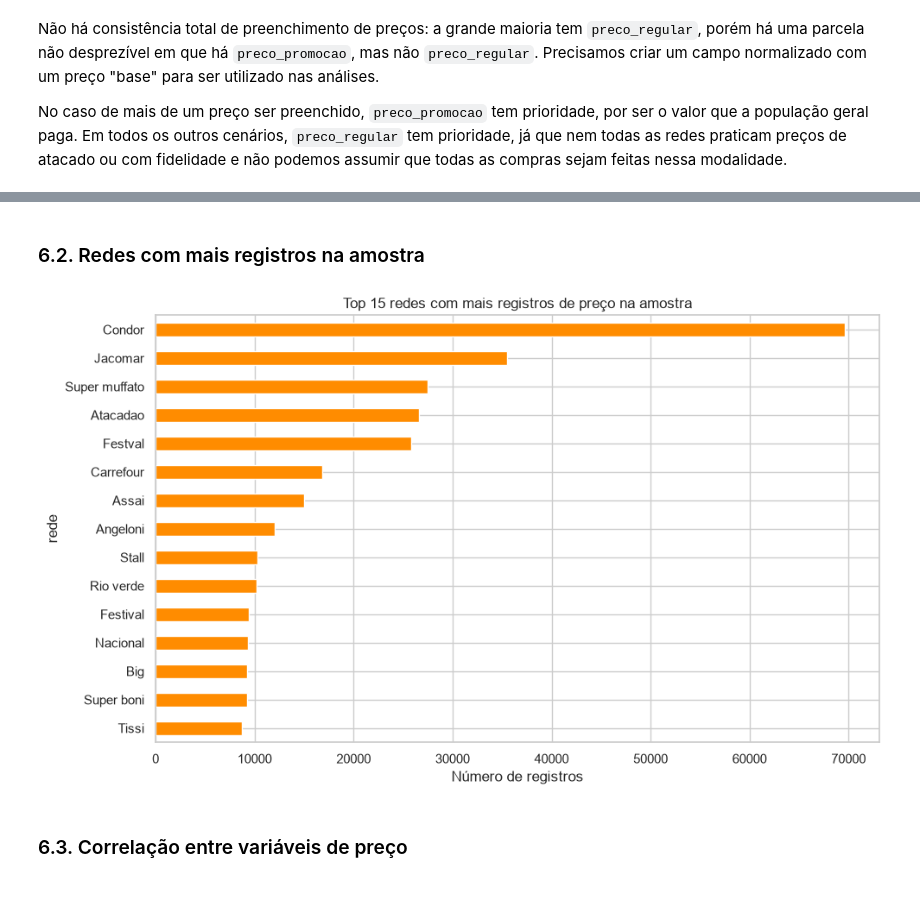
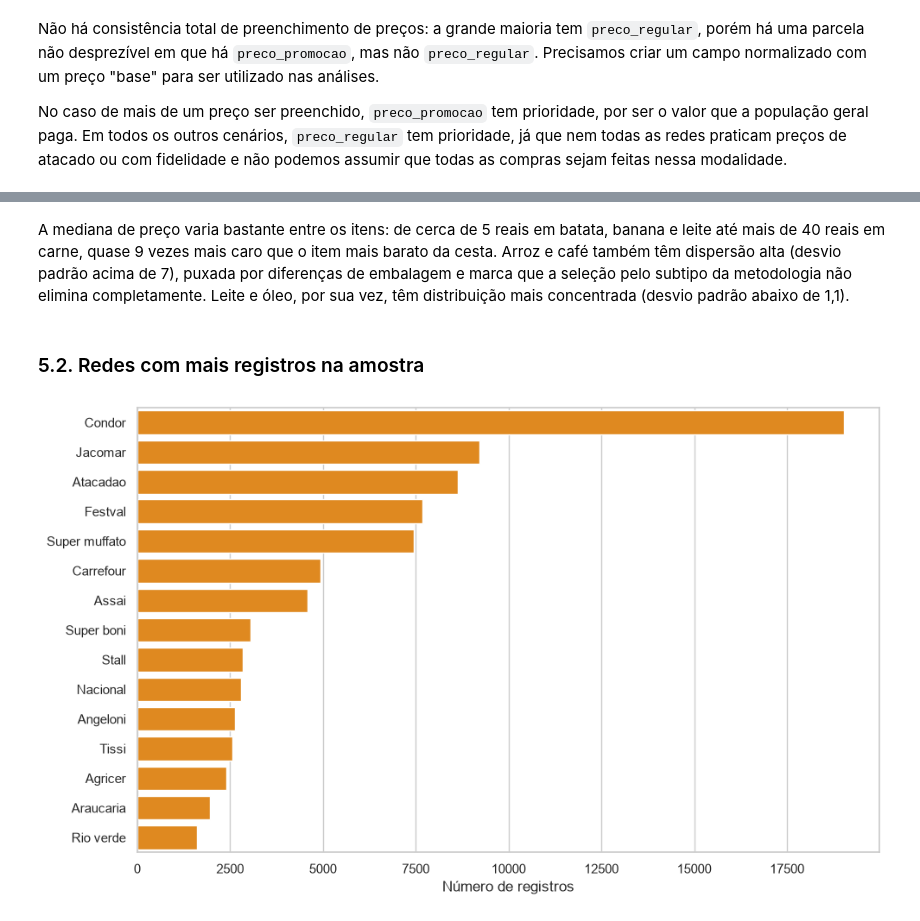
Before and after one commit to nltncsr/clique-economia-prefeitura-curitiba-insights, a Jupyter notebook: scripts/exploration.ipynb, the cells around one changed output, grey strips where cells are left out. Cells and saved outputs as stored; diff of their text form; code cells hidden in the pictures; blank space fills up the shorter version.

```diff
--- a/scripts/exploration.ipynb
+++ b/scripts/exploration.ipynb
@@ -10,6 +10,8 @@ import pandas as pd
 import numpy as np
 import matplotlib.pyplot as plt
 import seaborn as sns
+from IPython.display import display
+from difflib import SequenceMatcher
 
 # Theming, visual settings
 sns.set_theme(style="whitegrid")
@@ -21,7 +23,7 @@ IMAGES_DIR = "../docs/images"
 CSV_NAME = "final.csv"
 
 # Chunk sampling config
-SAMPLE_SIZE = 440_000
+SAMPLE_SIZE = 1_000_000
 RANDOM_STATE = 42
 # %% [markdown]
 ## 2. Preparação do Dataset
@@ -663,0 +960,25 @@ Até 2022, a pesquisa registrava produtos genéricos, sem marca nem embalagem (e
+# %%
+# descricao_norm = versao normalizada (minusculas, espacos colapsados) usada so para extrair
+# tipo/embalagem; a coluna "descricao" original fica intacta para as demais analises
+cesta_basica_df["descricao_norm"] = cesta_basica_df["descricao"].str.lower().str.replace(r"\s+", " ", regex=True).str.strip()
+
+# tipo = texto antes da marca (primeiro " -"), sem o marcador "( + ) barato"
+cesta_basica_df["tipo"] = cesta_basica_df["descricao_norm"].str.replace(r"\(\s*\+\s*\)\s*barato", "", regex=True).str.split(" -").str[0].str.strip(" .")
+# embalagem = numero e unidade no fim da descricao (ex.: "1 kg", "900 ml", "200 gr")
+cesta_basica_df["embalagem"] = cesta_basica_df["descricao_norm"].str.extract(r"-\s*(\d*[.,]?\d*\s*[a-z]+)\s*$")[0].str.strip()
+
+items_overview = (
+    cesta_basica_df.groupby(["item", "tipo"])
+    .agg(registros=("descricao", "size"),
+         descricoes=("descricao", "nunique"),
+         embalagens=("embalagem", lambda s: ", ".join(s.value_counts().index[:4].astype(str))))
+    .sort_values(["item", "registros"], ascending=[True, False])
+)
+
+# uma tabela por item, com todos os tipos encontrados
+for item in cesta_basica_items:
+    item_table = items_overview.loc[item]
+    print(f"{item}: {len(item_table)} tipos, {item_table['registros'].sum():,} registros")
+    with pd.option_context("display.max_rows", None, "display.max_colwidth", None):
+        display(item_table)
+        print()
@@ -816,0 +1397,8 @@ preco_efetivo decis:
+# %%
+antes = len(cesta_dieese_df)
+cesta_dieese_df = cesta_iqr[~cesta_iqr["outlier_iqr"]].drop(columns=["floor", "ceiling", "outlier_iqr"]).reset_index(drop=True)
+depois = len(cesta_dieese_df)
+
+print(f"Registros antes da remoção: {antes:,}")
+print(f"Registros removidos (outliers IQR): {antes - depois:,}")
+print(f"Registros restantes: {depois:,}")
@@ -842,17 +1425,16 @@ Distribuição fortemente assimétrica à direita: a maioria dos itens está con
+# %% [markdown]
+A mediana de preço varia bastante entre os itens: de cerca de 5 reais em batata, banana e leite até mais de 40 reais em carne, quase 9 vezes mais caro que o item mais barato da cesta. Arroz e café também têm dispersão alta (desvio padrão acima de 7), puxada por diferenças de embalagem e marca que a seleção pelo subtipo da metodologia não elimina completamente. Leite e óleo, por sua vez, têm distribuição mais concentrada (desvio padrão abaixo de 1,1).
 # %% [markdown]
-### 6.2.  Redes com mais registros na amostra
+### 5.2. Redes com mais registros na amostra
 # %%
-top_redes = df["rede"].value_counts().head(15)
+top_redes = cesta_dieese_df["rede_normalizada"].value_counts().head(15)
 
 plt.figure(figsize=(10, 6))
-top_redes.plot(kind="barh", color="darkorange")
-plt.title("Top 15 redes com mais registros de preço na amostra")
+sns.barplot(x=top_redes.values, y=top_redes.index, color="darkorange")
 plt.xlabel("Número de registros")
-plt.gca().invert_yaxis()
+plt.ylabel("")
 plt.tight_layout()
 plt.savefig(f"{IMAGES_DIR}/top_redes.png", dpi=150)
 plt.show()
 # %% [output]
-[figure, old version]
+[figure, new version]
-# %% [markdown]
-### 6.3. Correlação entre variáveis de preço
```
Also changed, not shown: parts of 108 cells of this notebook, 29 other files.
